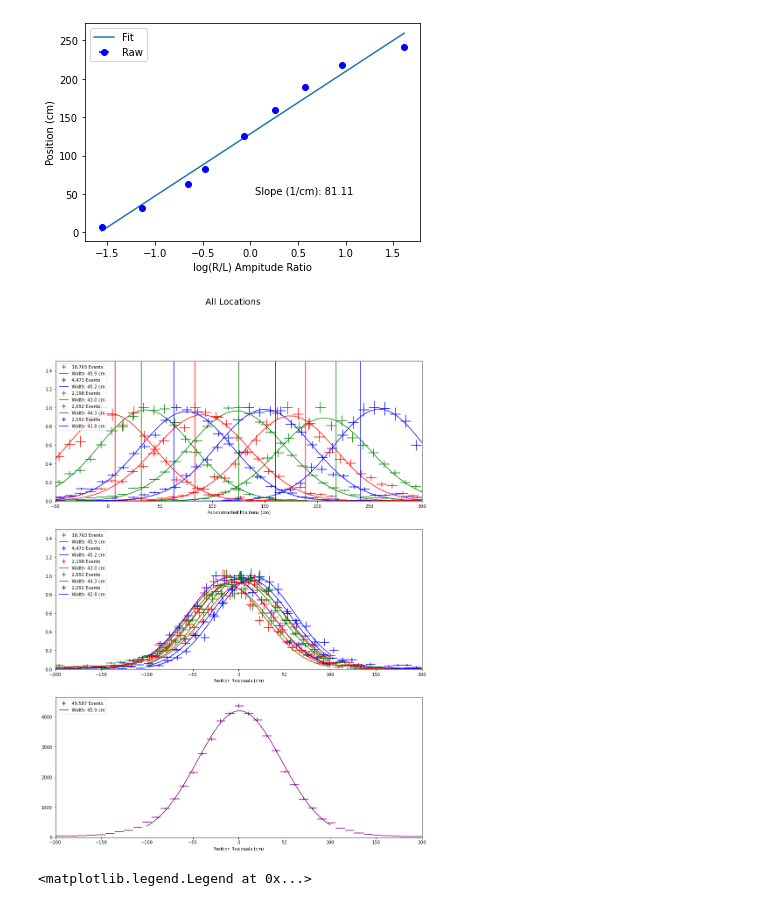
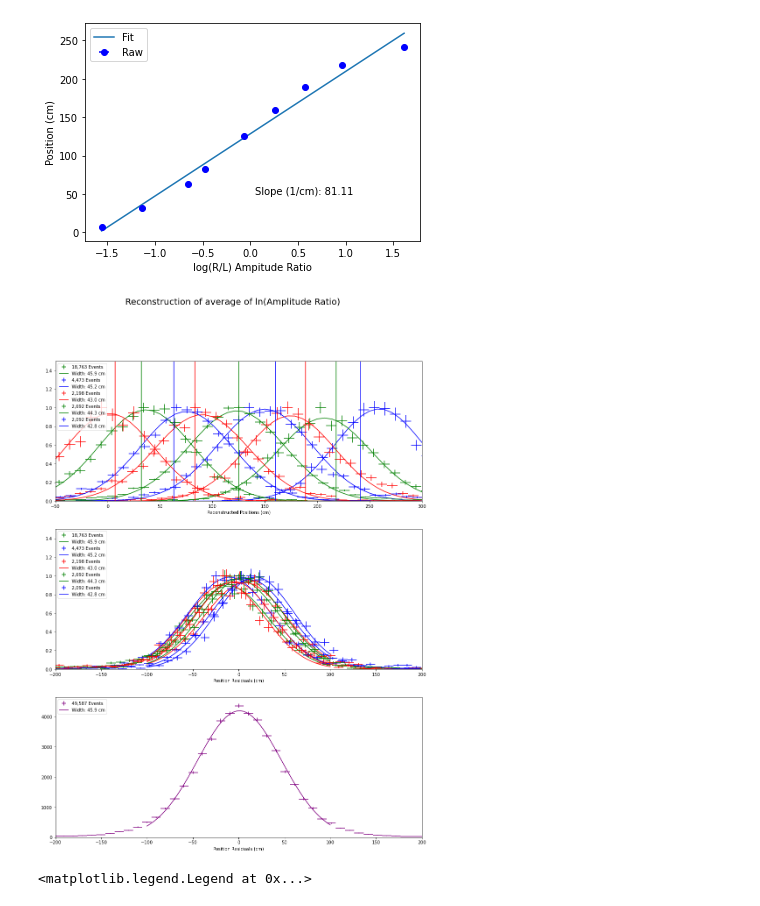
Before and after one commit to peckalec/fcal_project, a Jupyter notebook: SingleBarCosmics.ipynb, the cells around one changed output. Drawn from its saved outputs; the diff is of its cells as text; code cells hidden in the pictures.

```diff
--- a/SingleBarCosmics.ipynb
+++ b/SingleBarCosmics.ipynb
@@ -409,11 +410,11 @@ allresiduals=[]
 binresolution = 10
 
 fig,ax = plt.subplots(3,1,figsize=(15,20))
-fig.suptitle("All Locations", fontsize=20)
+fig.suptitle("Reconstruction of average of ln(Amplitude Ratio)", fontsize=20)
 for i in range(len(dataframes)):
-    bincount = int(np.floor( ( max(dataframes[i].eval(f"log(ch4_P2P_fit/ch3_P2P_fit)*{p[0]}+{p[1]}"))
-                              -min(dataframes[i].eval(f"log(ch4_P2P_fit/ch3_P2P_fit)*{p[0]}+{p[1]}")) )/binresolution ))
-    histdatas[i]=ax[0].hist(dataframes[i].eval(f"log(ch4_P2P_fit/ch3_P2P_fit)*{p[0]}+{p[1]}"),bincount,visible=False)
+    bincount = int(np.floor( ( max(dataframes[i].eval(f"log(ch4_P2P_fit/ch3_P2P_fit)*{AmpAvgLog[0]}+{AmpAvgLog[1]}"))
+                              -min(dataframes[i].eval(f"log(ch4_P2P_fit/ch3_P2P_fit)*{AmpAvgLog[0]}+{AmpAvgLog[1]}")) )/binresolution ))
+    histdatas[i]=ax[0].hist(dataframes[i].eval(f"log(ch4_P2P_fit/ch3_P2P_fit)*{AmpAvgLog[0]}+{AmpAvgLog[1]}"),bincount,visible=False)
     bincenters = histdatas[i][1][1:]/2+histdatas[i][1][:-1]/2
 
     coeff, covar = curve_fit(gaus, bincenters, histdatas[i][0]/max(histdatas[i][0]),p0=(1,locations[i],25))
@@ -425,9 +426,9 @@ for i in range(len(dataframes)):
                    color = colors[i%3],label=f"{len(dataframes[i]):,} Events",linestyle="")
 
     #make residuals plot
-    allresiduals += dataframes[i].eval(f"log(ch4_P2P_fit/ch3_P2P_fit)*{p[0]}+{p[1]}-({locations[i]})").tolist()
+    allresiduals += dataframes[i].eval(f"log(ch4_P2P_fit/ch3_P2P_fit)*{AmpAvgLog[0]}+{AmpAvgLog[1]}-({locations[i]})").tolist()
 
-    rescount,resbins,resbars = ax[1].hist(dataframes[i].eval(f"log(ch4_P2P_fit/ch3_P2P_fit)*{p[0]}+{p[1]}-({locations[i]})"),bincount,
+    rescount,resbins,resbars = ax[1].hist(dataframes[i].eval(f"log(ch4_P2P_fit/ch3_P2P_fit)*{AmpAvgLog[0]}+{AmpAvgLog[1]}-({locations[i]})"),bincount,
                                           label=f"{len(dataframes[i].ch4_time_fit)} Events",visible=False,histtype="step")
     rescenters = resbins[1:]/2+resbins[:-1]/2
     coeff, covar = curve_fit(gaus, rescenters, rescount/max(rescount),p0=(1,0,25))
@@ -436,34 +437,34 @@ for i in range(len(dataframes)):
                label=f"Width: {abs(coeff[2]):.1f} cm",color=colors[i%3])
     ax[1].errorbar(rescenters,rescount/max(rescount),
                    xerr = 0.5*(rescenters[1]-rescenters[0]), yerr = np.sqrt(rescount)/max(rescount),
                    color = colors[i%3],linestyle="")
 for i in range(len(dataframes)):
     ax[0].vlines(locations[i],0,10,color = colors[i%3])
 bincount = int(np.floor( ( max(allresiduals) - min(allresiduals) )/binresolution ))
 #print(len(allresiduals))
 rescount,resbins,resbars = ax[2].hist(allresiduals,bincount,visible=False)
 #print("bin resolution",resbins[1]-resbins[0])
 rescenters = resbins[1:]/2+resbins[:-1]/2
 coeff, covar = curve_fit(gaus, rescenters, rescount,p0=(1000,0,25))
 myplt, = ax[2].plot(np.linspace(-100,100,50),gaus(np.linspace(-100,100,50),*coeff),label=f"Width: {abs(coeff[2]):.1f} cm",color='purple')
 myerr = ax[2].errorbar(rescenters,rescount,
                xerr = 0.5*(rescenters[1]-rescenters[0]),yerr = np.sqrt(rescount),
                color = 'purple',linestyle="", label=f"{len(allresiduals):,} Events")
 
 ax[0].set_xlim(-50,300)
 ax[0].set_ylim(0,1.5)
 ax[0].set_xlabel("Reconstructed Positions (cm)")
 ax[0].legend(handles=[errs[4],fits[4],errs[3],fits[3],errs[2],fits[2],errs[1],fits[1],errs[0],fits[0]],loc='upper left')
 ax[1].set_xlim(-200,200)
 ax[1].set_ylim(0,1.5)
 ax[1].set_xlabel("Position Residuals (cm)")
 ax[1].legend(handles=[errs[4],fits[4],errs[3],fits[3],errs[2],fits[2],errs[1],fits[1],errs[0],fits[0]],loc='upper left')
 ax[2].set_xlim(-200,200)
 ax[2].set_xlabel("Position Residuals (cm)")
 ax[2].legend(handles=[myerr,myplt],loc='upper left')
 plt.show()
 # %% [output]
-[figure, old version]
+[figure, new version]
 # %%
 plt.figure(figsize=(8, 6), dpi=80)
 plt.errorbar(locations,amplitude_R/vpe_conversion,yerr=err_R,fmt = 'o',color = 'r', label = 'Channel 4 (Right) Sipm')
```
Also changed, not shown: parts of 5 cells of this notebook.
